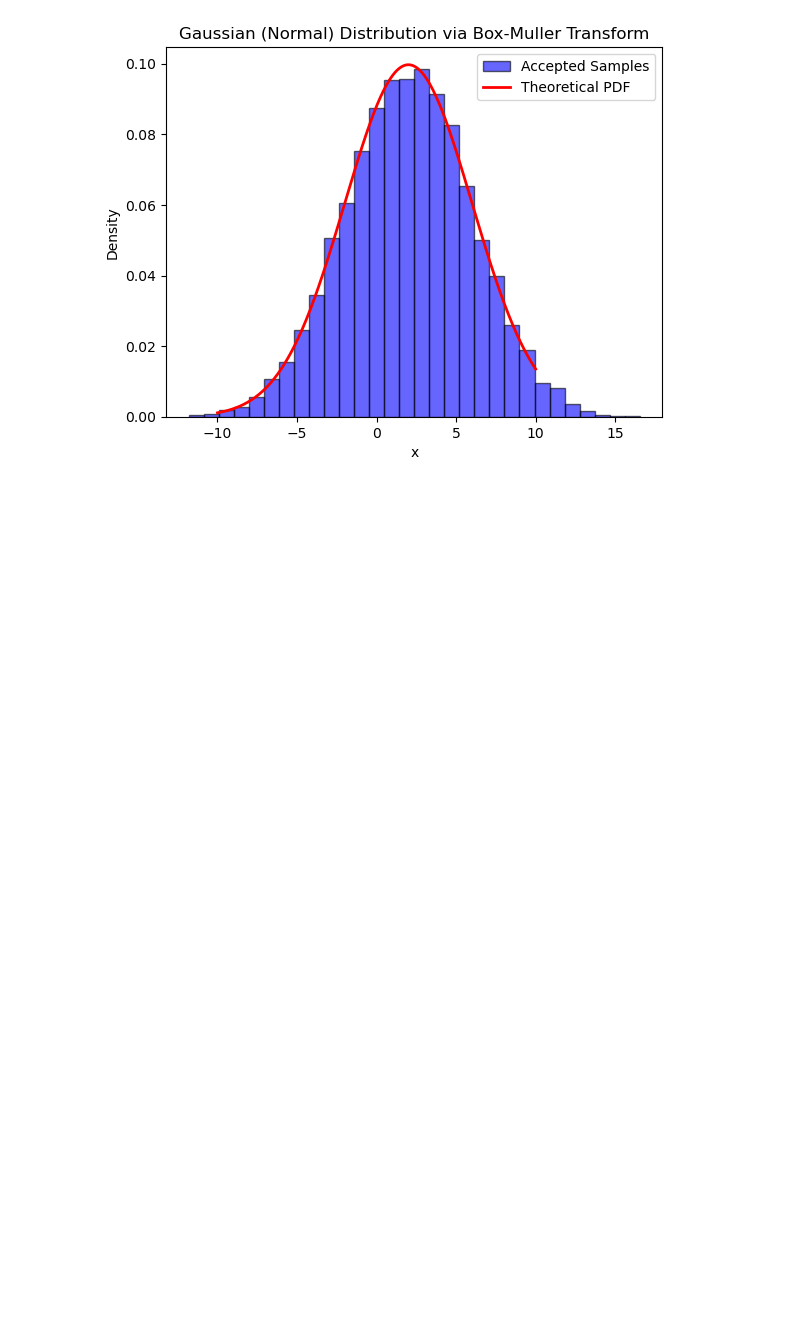
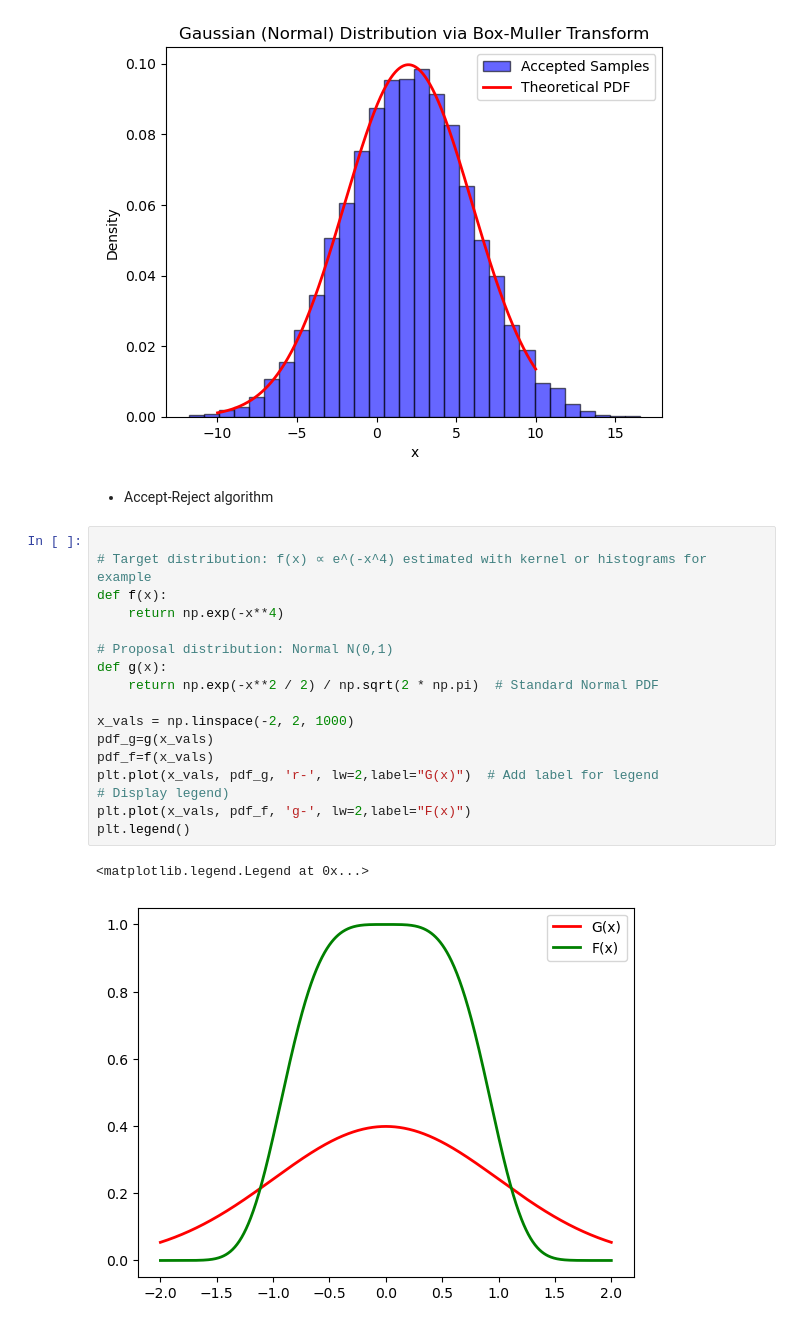
Before and after one commit to aayrapet/MC_simulations, a Jupyter notebook: main.ipynb, the cells around one changed output. Saved outputs shown, nothing was run; the diff lists cells and outputs as text; blank space fills up the shorter version.

Commit message:
started accept reject

```diff
--- a/main.ipynb
+++ b/main.ipynb
@@ -205,3 +205,25 @@ plt.show()
 plt.show()
 # %% [output]
 [figure]
+# %% [markdown]
+- Accept-Reject algorithm
+# %%
+
+# Target distribution: f(x) ∝ e^(-x^4) estimated with kernel or histograms for example
+def f(x):
+    return np.exp(-x**4)
+
+# Proposal distribution: Normal N(0,1)
+def g(x):
+    return np.exp(-x**2 / 2) / np.sqrt(2 * np.pi)  # Standard Normal PDF
+
+x_vals = np.linspace(-2, 2, 1000)
+pdf_g=g(x_vals)
+pdf_f=f(x_vals)
+plt.plot(x_vals, pdf_g, 'r-', lw=2,label="G(x)")  # Add label for legend
+# Display legend)
+plt.plot(x_vals, pdf_f, 'g-', lw=2,label="F(x)")
+plt.legend()
+# %% [output]
+<matplotlib.legend.Legend at 0x...>
+[figure, added]
```
Also changed, not shown: parts of 3 cells of this notebook.
